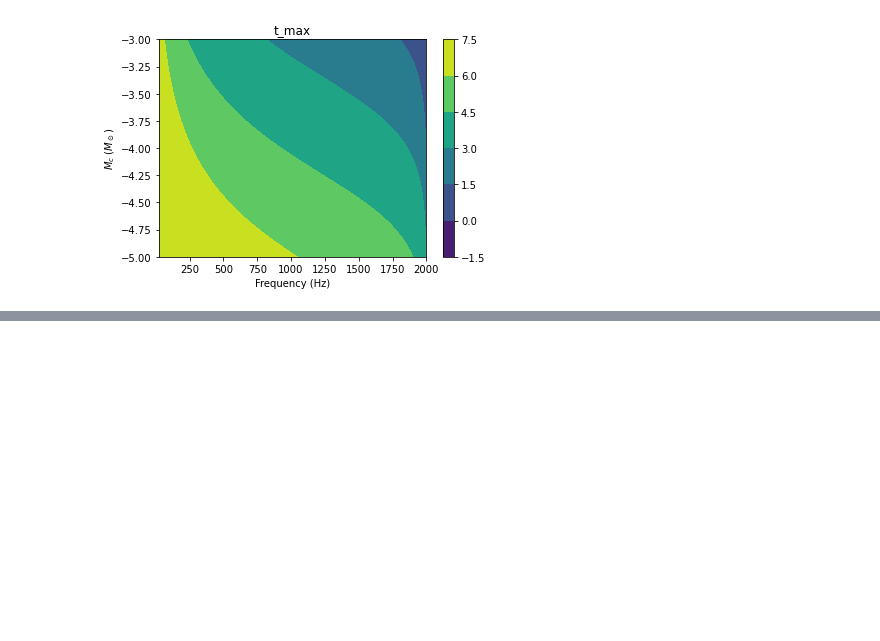
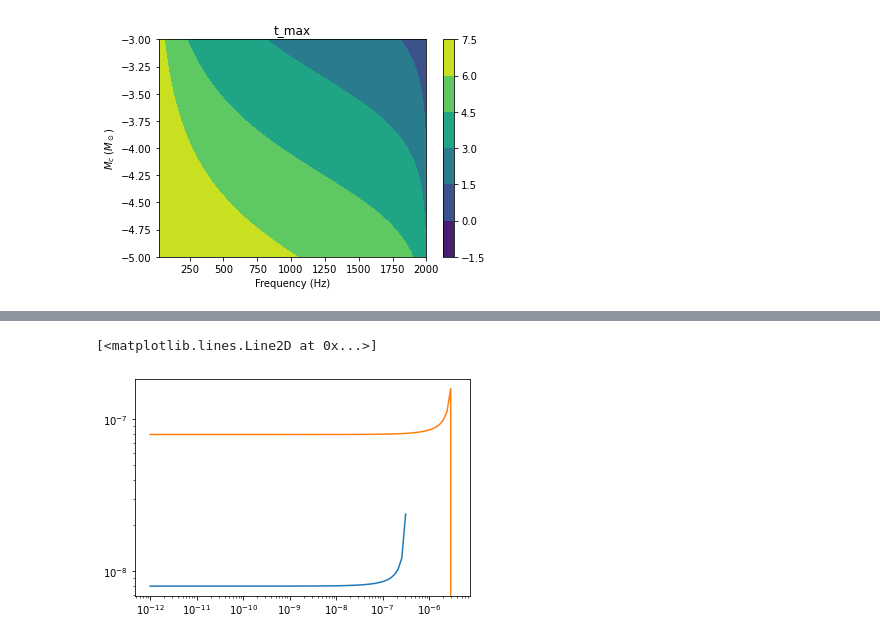
Before and after one commit to Lu-Neil/PBHs, a Jupyter notebook: Resampling/Resampling_POC.ipynb, the cells around one changed output, grey strips where cells are left out. Saved outputs shown, nothing was run; the diff lists cells and outputs as text; code cells hidden in the pictures; blank space fills up the shorter version.

```diff
--- a/Resampling/Resampling_POC.ipynb
+++ b/Resampling/Resampling_POC.ipynb
@@ -199,0 +220,13 @@ t_new_small = (1-8/3*beta_small*t_space)**(5/8)/beta_small
+# %%
+beta = 1e-9
+t=1e5
+
+alpha = (1-8/3*beta*t)
+alpha0 = 1
+dphi_thr = 1
+f0 = 20
+# %%
+def percent_step_calc(beta, t, dphi_thr=1, f0=20, alpha0=1):
+    alpha = (1-8/3*beta*t)
+    temp = 5/3*dphi_thr/(2*pi*f0)*(alpha**(5/8)*(beta**(-1)+5/3*alpha**(-1)*t) - alpha0**(5/8)*(beta**(-1)+5/3*alpha0**(-1)*t))**(-1)
+    return -temp
@@ -199,0 +239,8 @@ t_new_small = (1-8/3*beta_small*t_space)**(5/8)/beta_small
+# %%
+beta_space = np.logspace(-12, -4, 100)
+pl.loglog(beta_space, percent_step_calc(beta_space, 1e6))
+
+pl.semilogx(beta_space, percent_step_calc(beta_space, 1e5))
+# %% [output]
+[<matplotlib.lines.Line2D at 0x...>]
+[figure, added]
```
Also changed, not shown: parts of 14 cells of this notebook, 1 other file.
